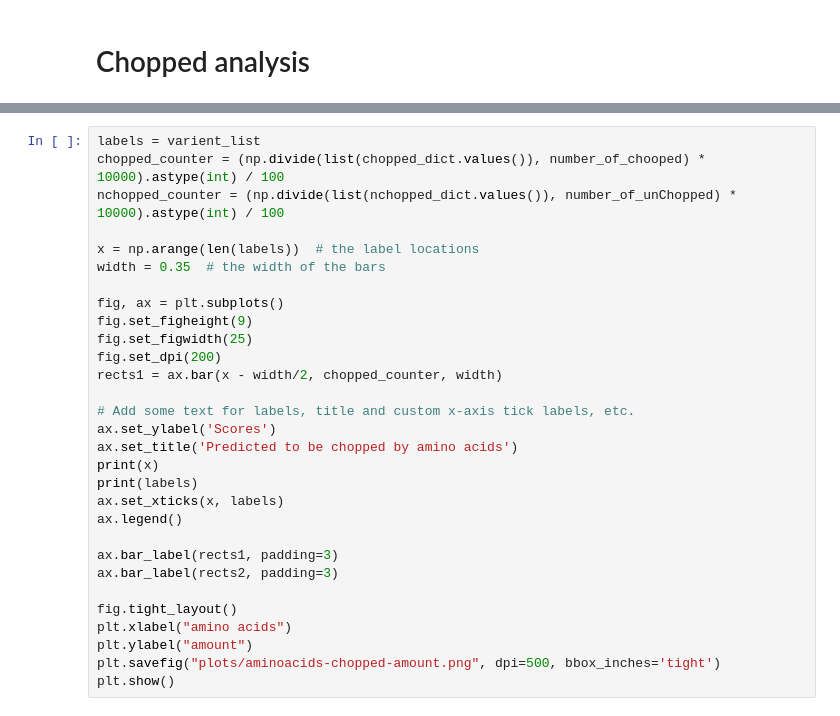
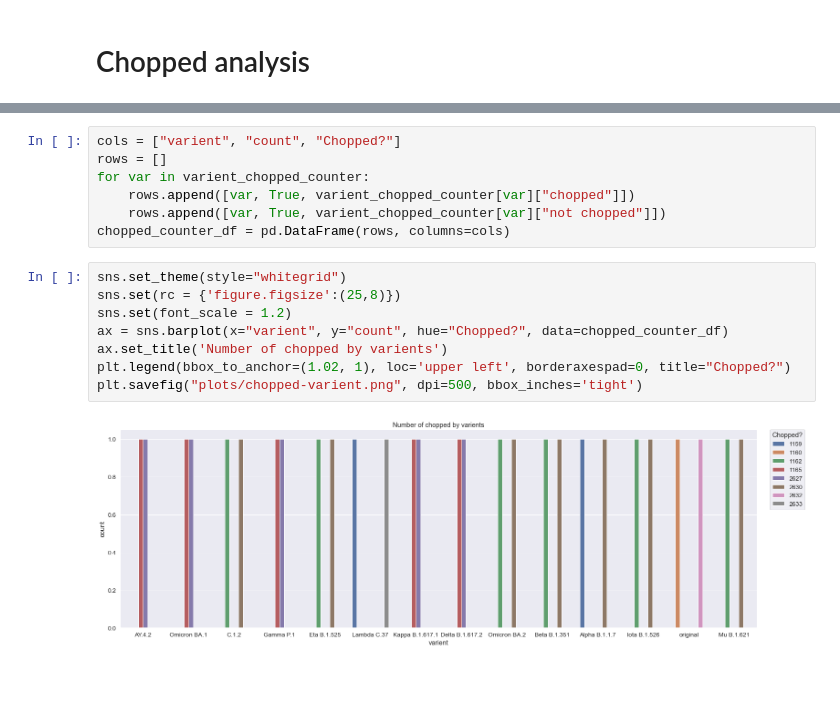
Before and after one commit to itaybroder/mutation_pipline, a Jupyter notebook: analysis/main.ipynb, the cells around one changed output, grey strips where cells are left out. Cells and saved outputs as stored; diff of their text form; blank space fills up the shorter version.

Commit message:
number of chopped by varient

```diff
--- a/analysis/main.ipynb
+++ b/analysis/main.ipynb
@@ -22,30 +20,17 @@ print(varient_chopped_counter)
-# %%
-labels = varient_list
-chopped_counter = (np.divide(list(chopped_dict.values()), number_of_chooped) * 10000).astype(int) / 100
-nchopped_counter = (np.divide(list(nchopped_dict.values()), number_of_unChopped) * 10000).astype(int) / 100
-
-x = np.arange(len(labels))  # the label locations
-width = 0.35  # the width of the bars
-
-fig, ax = plt.subplots()
-fig.set_figheight(9)
-fig.set_figwidth(25)
-fig.set_dpi(200)
-rects1 = ax.bar(x - width/2, chopped_counter, width)
-
-# Add some text for labels, title and custom x-axis tick labels, etc.
-ax.set_ylabel('Scores')
-ax.set_title('Predicted to be chopped by amino acids')
-print(x)
-print(labels)
-ax.set_xticks(x, labels)
-ax.legend()
-
-ax.bar_label(rects1, padding=3)
-ax.bar_label(rects2, padding=3)
-
-fig.tight_layout()
-plt.xlabel("amino acids")
-plt.ylabel("amount")
-plt.savefig("plots/aminoacids-chopped-amount.png", dpi=500, bbox_inches='tight')
-plt.show()
+# %%
+cols = ["varient", "count", "Chopped?"]
+rows = []
+for var in varient_chopped_counter:
+    rows.append([var, True, varient_chopped_counter[var]["chopped"]])
+    rows.append([var, True, varient_chopped_counter[var]["not chopped"]])
+chopped_counter_df = pd.DataFrame(rows, columns=cols)
+# %%
+sns.set_theme(style="whitegrid")
+sns.set(rc = {'figure.figsize':(25,8)})
+sns.set(font_scale = 1.2)
+ax = sns.barplot(x="varient", y="count", hue="Chopped?", data=chopped_counter_df)
+ax.set_title('Number of chopped by varients')
+plt.legend(bbox_to_anchor=(1.02, 1), loc='upper left', borderaxespad=0, title="Chopped?")
+plt.savefig("plots/chopped-varient.png", dpi=500, bbox_inches='tight')
+# %% [output]
+[figure, added]
```
Also changed, not shown: parts of 1 cell of this notebook, 3 other files.
